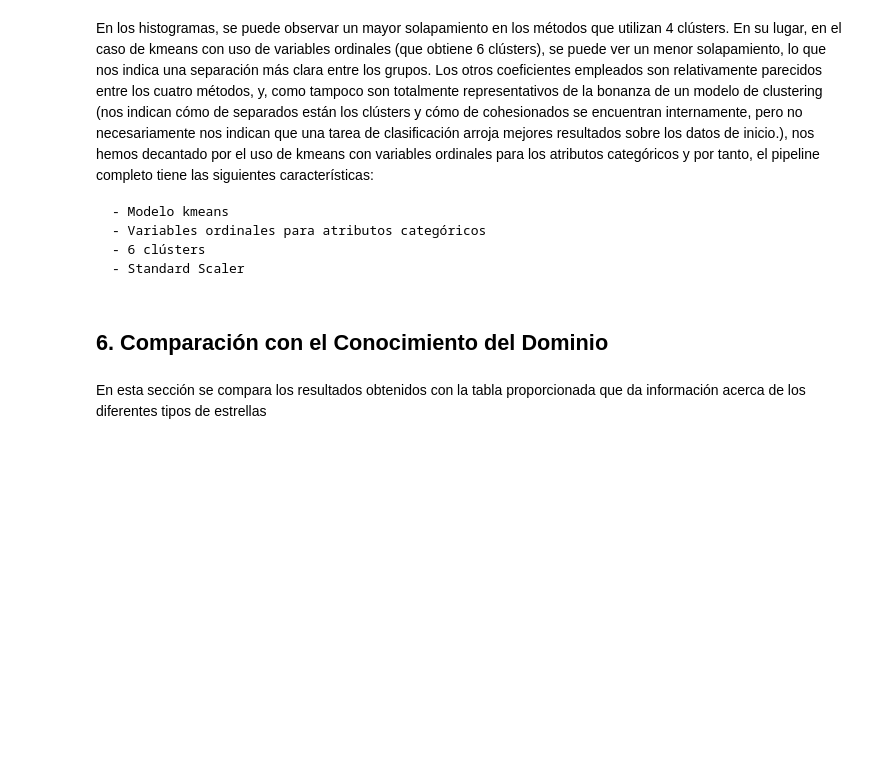
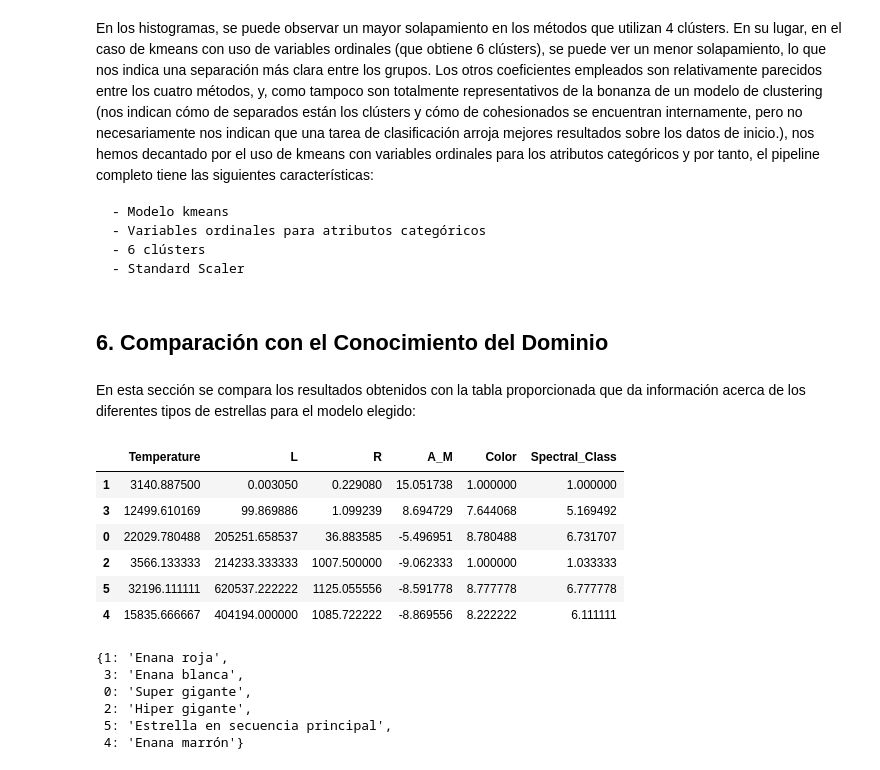
Before and after one commit to RodrigoMaroto/Practica2-ML, a Jupyter notebook: Practica2.ipynb, the cells around one changed output. Saved outputs shown, nothing was run; the diff lists cells and outputs as text; code cells hidden in the pictures; blank space fills up the shorter version.

```diff
--- a/Practica2.ipynb
+++ b/Practica2.ipynb
@@ -922,4 +909,67 @@ Los otros coeficientes empleados son relativamente parecidos entre los cuatro m
 # %% [markdown]
 ## 6. Comparación con el Conocimiento del Dominio
 # %% [markdown]
-En esta sección se compara los resultados obtenidos con la tabla proporcionada que da información acerca de los diferentes tipos de estrellas
+En esta sección se compara los resultados obtenidos con la tabla proporcionada que da información acerca de los diferentes tipos de estrellas para el modelo elegido:
+# %%
+kmeans_ord_means
+# %% [output]
+|  | Temperature | L | R | A_M | Color | Spectral_Class |
+| 1 | 3140.887500 | 0.003050 | 0.229080 | 15.051738 | 1.000000 | 1.000000 |
+| 3 | 12499.610169 | 99.869886 | 1.099239 | 8.694729 | 7.644068 | 5.169492 |
+| 0 | 22029.780488 | 205251.658537 | 36.883585 | -5.496951 | 8.780488 | 6.731707 |
+| 2 | 3566.133333 | 214233.333333 | 1007.500000 | -9.062333 | 1.000000 | 1.033333 |
+| 5 | 32196.111111 | 620537.222222 | 1125.055556 | -8.591778 | 8.777778 | 6.777778 |
+| 4 | 15835.666667 | 404194.000000 | 1085.722222 | -8.869556 | 8.222222 | 6.111111 |
+# %%
+tabla = [
+    [3000, 0.0007, 0.1, 17.5, 1, 1.5],
+    [3300, 0.0055, 0.35, 12.5, 1, 2],
+    [14000, 0.0025, 0.01, 12.6, 7, 4.5],
+    [16000, 32000, 4.4, -0.4, 6, 3.5],
+    [15000, 300000, 50, -6.4, 6, 3.5],
+    [11000, 300000, 1400, -9.6, 5, 3.5]
+]
+clusters = ['Enana roja', 'Enana marrón', 'Enana blanca', 'Estrella en secuencia principal', 'Super gigante', 'Hiper gigante']
+vars = ['Temperature', 'L', 'R', 'A_M', 'Color', 'Spectral_Class']
+
+
+table_clusters = []
+
+for i, cluster_values in enumerate(tabla, start=1):
+    standard_cluster = {'Cluster': clusters[i-1]}
+    for j, value in enumerate(cluster_values):
+        standard_cluster[f'{vars[j]}'] = value
+    table_clusters.append(standard_cluster)
+
+def euclidean_distance(point1, point2):
+    return np.sqrt(np.sum((point1 - point2) ** 2))
+
+# Function to map clusters
+def map_clusters(clustering_results, standard_clusters):
+    mapping = {}
+    assigned_standard_clusters = set()
+    for index, cluster_row in clustering_results.iterrows():
+        cluster_values = cluster_row.values
+        min_distance = float('inf')
+        assigned_cluster = None
+        for standard_cluster in standard_clusters:
+            if standard_cluster['Cluster'] not in assigned_standard_clusters:
+                standard_cluster_values = np.array([standard_cluster[key] for key in standard_cluster.keys() if key != 'Cluster'])
+                distance = euclidean_distance(cluster_values, standard_cluster_values)
+                if distance < min_distance:
+                    min_distance = distance
+                    assigned_cluster = standard_cluster['Cluster']
+        mapping[index] = assigned_cluster
+        assigned_standard_clusters.add(assigned_cluster)
+    return mapping
+
+# Map clusters
+cluster_mapping = map_clusters(kmeans_ord_means, table_clusters)
+cluster_mapping
+# %% [output]
+{1: 'Enana roja',
+ 3: 'Enana blanca',
+ 0: 'Super gigante',
+ 2: 'Hiper gigante',
+ 5: 'Estrella en secuencia principal',
+ 4: 'Enana marrón'}
```
Also changed, not shown: parts of 8 cells of this notebook.
